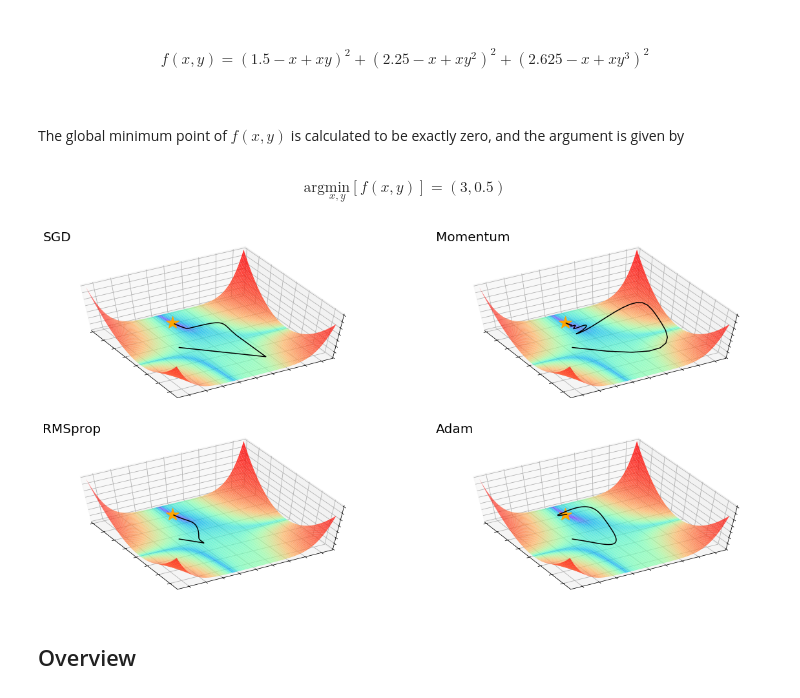
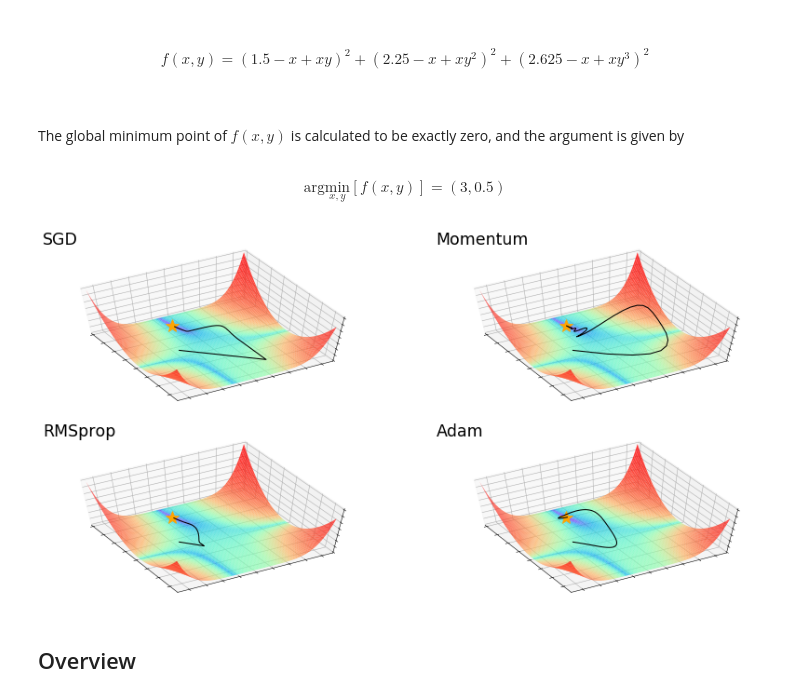
Before and after one commit to oilneck/prml_python, a Jupyter notebook: Notebook/test_Deep_learning.ipynb, the cells around one changed output. Cells and saved outputs as stored; diff of their text form; code cells hidden in the pictures.

```diff
--- a/Notebook/test_Deep_learning.ipynb
+++ b/Notebook/test_Deep_learning.ipynb
@@ -25,7 +25,7 @@ multi_func = [np.square, sinusoidal, np.abs, heaviside]
 # test data
 x = np.arange(-1,1,0.01).reshape(-1,1)
 
-fig = plt.figure(figsize=(15, 9))
+fig = plt.figure(figsize=(15, 9),dpi=60)
 for n,func in enumerate(multi_func,1):
 
     train_y = func(train_x)
@@ -79,6 +79,7 @@ test_x = np.array([X.ravel(), Y.ravel()]).reshape(2,-1).T
 '''---Constructing the NN---'''
 model = Two_layer_net(2,3,1)
 model.add(['tanh','sigmoid'])
+model.set_loss('sum_squared_error')
 optimizer = Adam(lr = 0.1)
 
 
@@ -148,7 +149,7 @@ optimizers["RMSprop"] = RMSprop(lr=0.15)
 optimizers["Adam"] = Adam(lr=0.3)
 
 idx = 1
-fig = plt.figure(figsize=(20,10))
+fig = plt.figure(figsize=(20,10),dpi=50)
 for key in optimizers:
     optimizer = optimizers[key]
     x_history = []
@@ -226,39 +227,39 @@ optimizers["RMSprop"] = RMSprop(lr=0.2,rho=0.95)
 optimizers["Adam"] = Adam(lr=0.2,beta_1=0.97,beta_2=0.99)
 
 idx = 1
-fig = plt.figure(figsize=(20,10))
+fig = plt.figure(figsize=(20,10),dpi=50)
 for key in optimizers:
     optimizer = optimizers[key]
     x_history = []
     y_history = []
     params['x'], params['y'] = init_pos[0], init_pos[1]
 
     ax = fig.add_subplot(2,2,idx,projection='3d')
     ax.view_init(elev=60,azim=150)
     train_x, train_y = np.linspace(-3.5,4.,100), np.linspace(-4.5,4.5,100)
     X, Y = np.meshgrid(train_x,train_y)
     Z = beal_function(X, Y)
     ax.plot_surface(X,Y,Z, norm=LogNorm(), rstride=1, cstride=1, edgecolor='none', alpha=.8, cmap='rainbow')
     ax.plot([3.],[0.5], beal_function(3,0.5), 'r*', markersize=20,color='orange',zorder=3)
 
     for i in range(90):
         x_history.append(params['x'])
         y_history.append(params['y'])
 
         grads['x'], grads['y'] = grad_beal(params['x'], params['y'])
         optimizer.update(params, grads)
 
     idx += 1
     ax.plot(x_history, y_history, '-',marker='.', color="k",markersize=0,markevery=7,zorder=3)
     plt.ylim(-4.5, 4.5)
     plt.xlim(-3.5, 4.)
-    plt.title(key,fontsize=20,loc='left')
+    plt.title(key,fontsize=25,loc='left')
     plt.tick_params(labelbottom=False,labelleft=False)
     plt.tick_params(bottom=False,left=False)
 
 plt.show()
 # %% [output]
-[figure, old version]
+[figure, new version]
 # %% [markdown]
 ## Overview
 # %%
```
Also changed, not shown: parts of 3 cells of this notebook.
